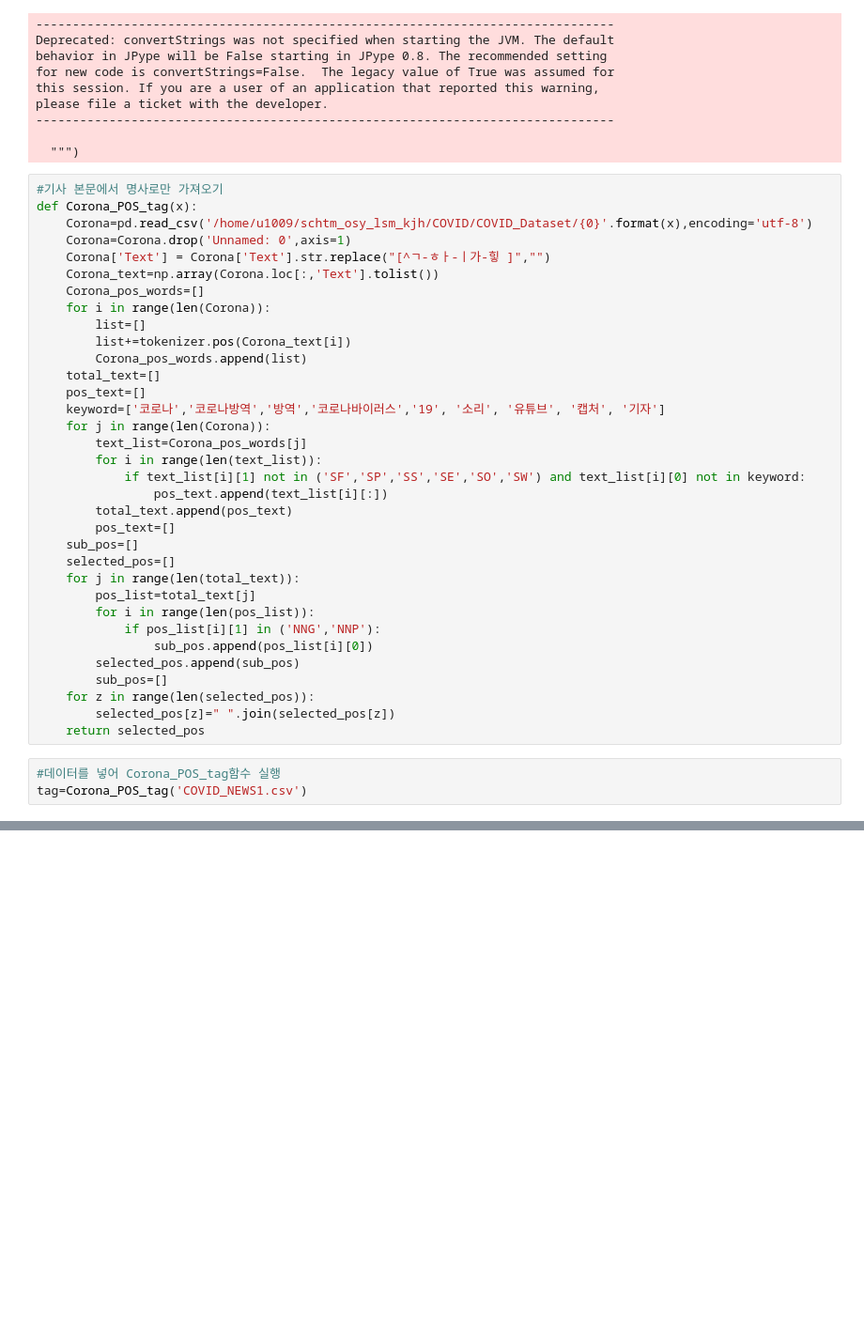
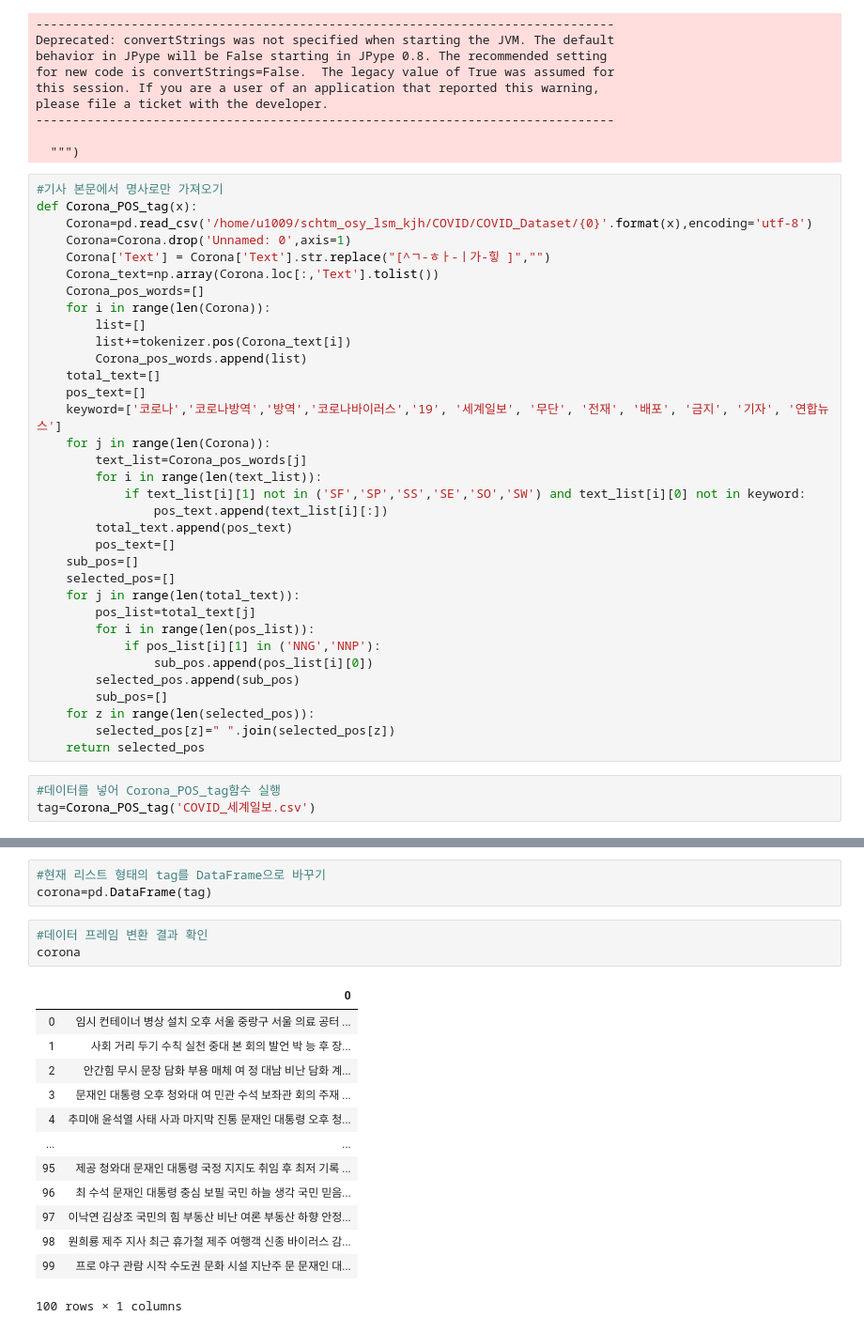
Before and after one commit to NAYANANG/2020_Text-Mining, a Jupyter notebook: Labeling/Labeling_code/Labeling_세계일보.ipynb, the cells around one changed output, grey strips where cells are left out. Shown at 94% size. Saved outputs shown, nothing was run; the diff lists cells and outputs as text; blank space fills up the shorter version.

Commit message:
세계일보  라벨링 전처리 후 데이터프레임화

```diff
--- a/Labeling/Labeling_code/Labeling_세계일보.ipynb
+++ b/Labeling/Labeling_code/Labeling_세계일보.ipynb
@@ -33,7 +33,7 @@ def Corona_POS_tag(x):
         Corona_pos_words.append(list)
     total_text=[]
     pos_text=[]
-    keyword=['코로나','코로나방역','방역','코로나바이러스','19', '소리', '유튜브', '캡처', '기자']
+    keyword=['코로나','코로나방역','방역','코로나바이러스','19', '세계일보', '무단', '전재', '배포', '금지', '기자', '연합뉴스']
     for j in range(len(Corona)):
         text_list=Corona_pos_words[j]
         for i in range(len(text_list)):
@@ -55,4 +55,4 @@ def Corona_POS_tag(x):
     return selected_pos
 # %%
 #데이터를 넣어 Corona_POS_tag함수 실행
-tag=Corona_POS_tag('COVID_NEWS1.csv')
+tag=Corona_POS_tag('COVID_세계일보.csv')
@@ -58,0 +80,20 @@ tag=Corona_POS_tag('COVID_NEWS1.csv')
+# %%
+#현재 리스트 형태의 tag를 DataFrame으로 바꾸기
+corona=pd.DataFrame(tag)
+# %%
+#데이터 프레임 변환 결과 확인
+corona
+# %% [output]
+|  | 0 |
+| 0 | 임시 컨테이너 병상 설치 오후 서울 중랑구 서울 의료 공터 ... |
+| 1 | 사회 거리 두기 수칙 실천 중대 본 회의 발언 박 능 후 장... |
+| 2 | 안간힘 무시 문장 담화 부용 매체 여 정 대남 비난 담화 계... |
+| 3 | 문재인 대통령 오후 청와대 여 민관 수석 보좌관 회의 주재 ... |
+| 4 | 추미애 윤석열 사태 사과 마지막 진통 문재인 대통령 오후 청... |
+| ... | ... |
+| 95 | 제공 청와대 문재인 대통령 국정 지지도 취임 후 최저 기록 ... |
+| 96 | 최 수석 문재인 대통령 충심 보필 국민 하늘 생각 국민 믿음... |
+| 97 | 이낙연 김상조 국민의 힘 부동산 비난 여론 부동산 하향 안정... |
+| 98 | 원희룡 제주 지사 최근 휴가철 제주 여행객 신종 바이러스 감... |
+| 99 | 프로 야구 관람 시작 수도권 문화 시설 지난주 문 문재인 대... |
+100 rows × 1 columns
```
Also changed, not shown: parts of 1 cell of this notebook.
